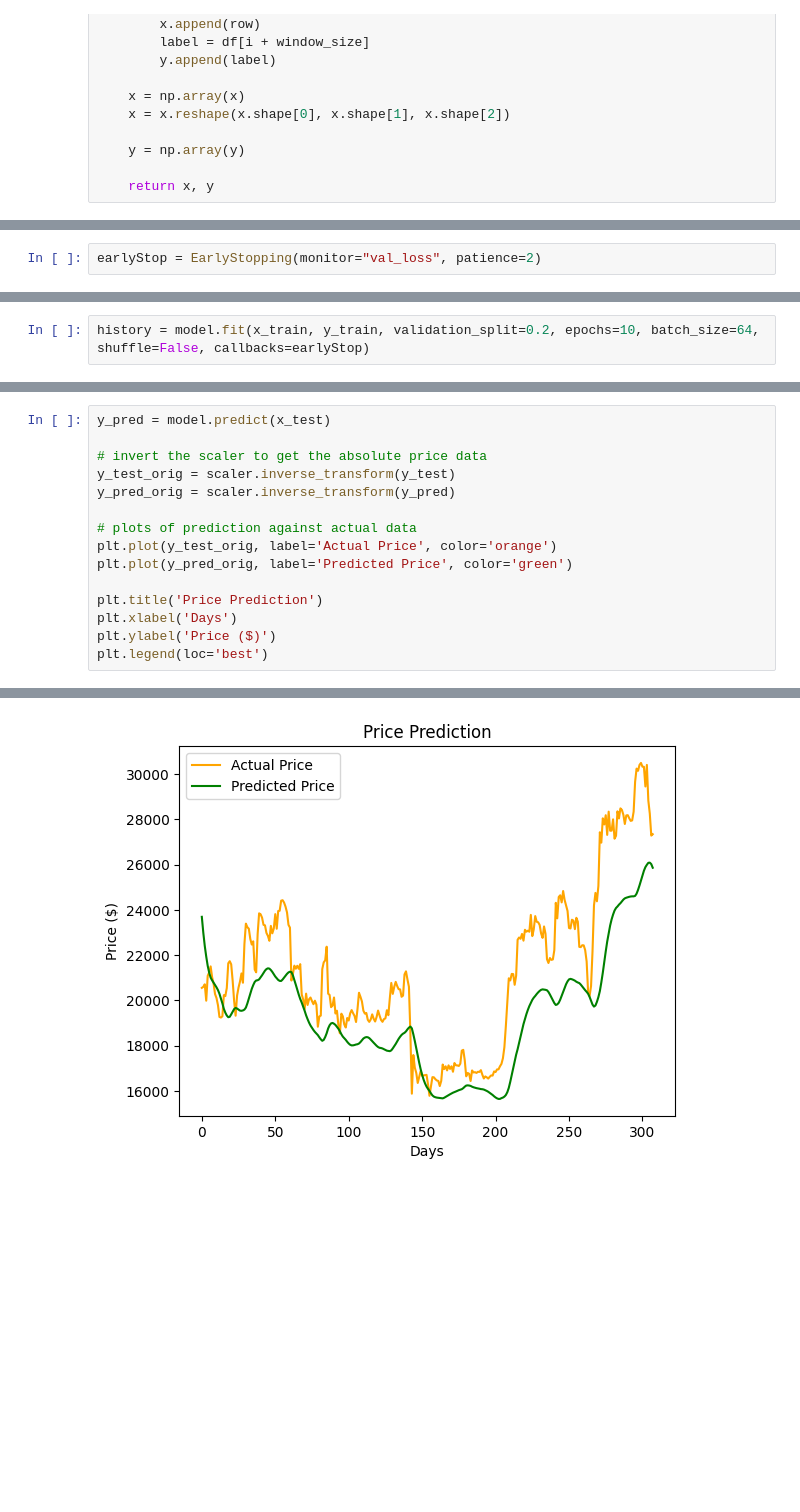
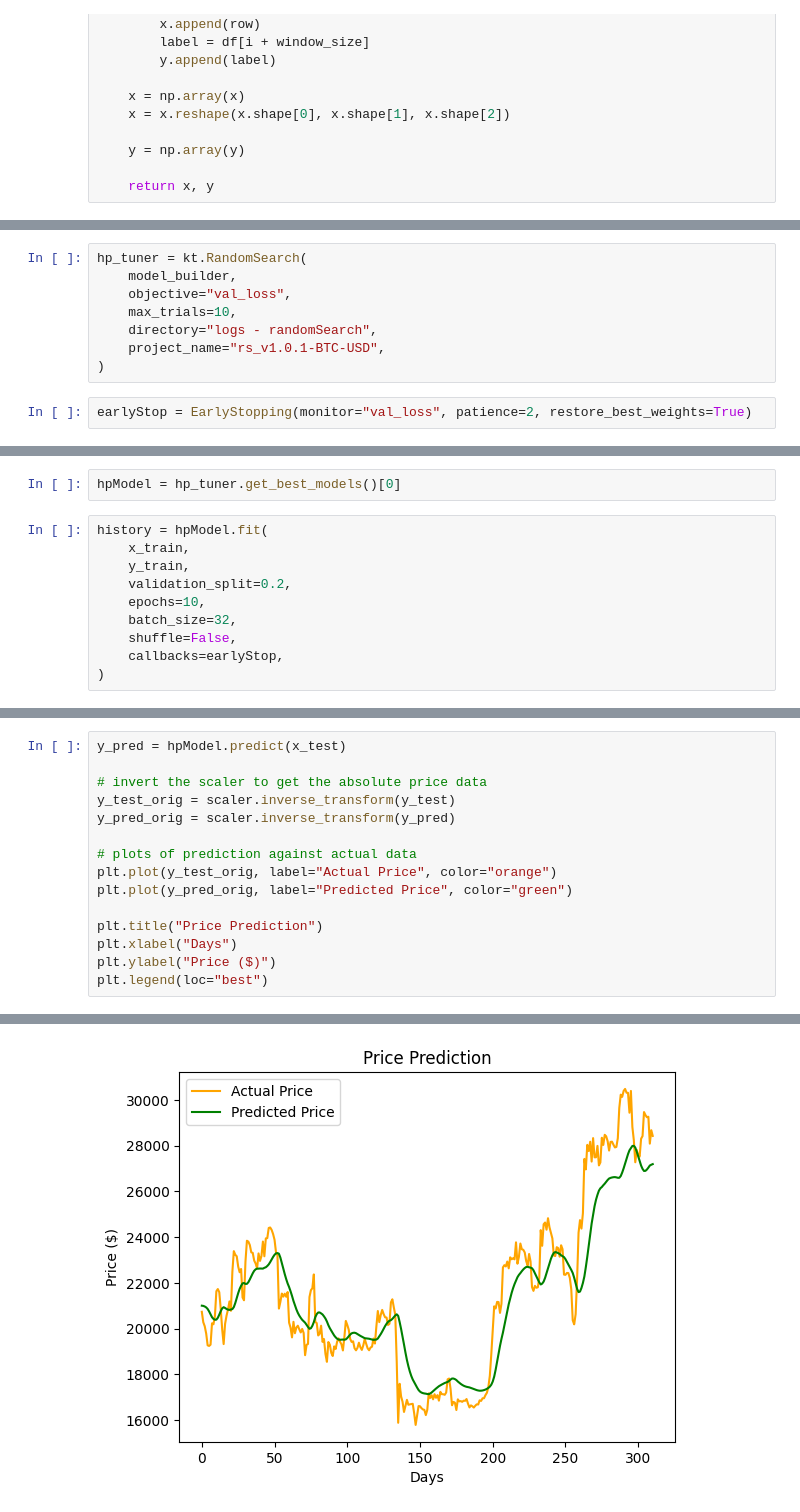
Before and after one commit to JackGreenaway/lstm-forecasting, a Jupyter notebook: stock-prediction.ipynb, the cells around one changed output, grey strips where cells are left out. Drawn from its saved outputs; the diff is of its cells as text; blank space fills up the shorter version.

```diff
--- a/stock-prediction.ipynb
+++ b/stock-prediction.ipynb
@@ -75,2 +113,10 @@ model.compile(optimizer="adam", loss="mse")
+# %%
+hp_tuner = kt.RandomSearch(
+    model_builder,
+    objective="val_loss",
+    max_trials=10,
+    directory="logs - randomSearch",
+    project_name="rs_v1.0.1-BTC-USD",
+)
 # %%
-earlyStop = EarlyStopping(monitor="val_loss", patience=2)
+earlyStop = EarlyStopping(monitor="val_loss", patience=2, restore_best_weights=True)
@@ -77,4 +134,14 @@ earlyStop = EarlyStopping(monitor="val_loss", patience=2)
+# %%
+hpModel = hp_tuner.get_best_models()[0]
 # %%
-history = model.fit(x_train, y_train, validation_split=0.2, epochs=10, batch_size=64, shuffle=False, callbacks=earlyStop)
+history = hpModel.fit(
+    x_train,
+    y_train,
+    validation_split=0.2,
+    epochs=10,
+    batch_size=32,
+    shuffle=False,
+    callbacks=earlyStop,
+)
 # %% [output]
 Epoch 1/10
@@ -93,16 +166,16 @@ plt.legend()
 # %%
-y_pred = model.predict(x_test)
+y_pred = hpModel.predict(x_test)
 
 # invert the scaler to get the absolute price data
 y_test_orig = scaler.inverse_transform(y_test)
 y_pred_orig = scaler.inverse_transform(y_pred)
 
 # plots of prediction against actual data
-plt.plot(y_test_orig, label='Actual Price', color='orange')
-plt.plot(y_pred_orig, label='Predicted Price', color='green')
+plt.plot(y_test_orig, label="Actual Price", color="orange")
+plt.plot(y_pred_orig, label="Predicted Price", color="green")
 
-plt.title('Price Prediction')
-plt.xlabel('Days')
-plt.ylabel('Price ($)')
-plt.legend(loc='best')
+plt.title("Price Prediction")
+plt.xlabel("Days")
+plt.ylabel("Price ($)")
+plt.legend(loc="best")
 # %% [output]
@@ -110,2 +183,2 @@ plt.legend(loc='best')
 <matplotlib.legend.Legend at 0x...>
-[figure, old version]
+[figure, new version]
```
Also changed, not shown: parts of 12 cells of this notebook, 1 other file.
